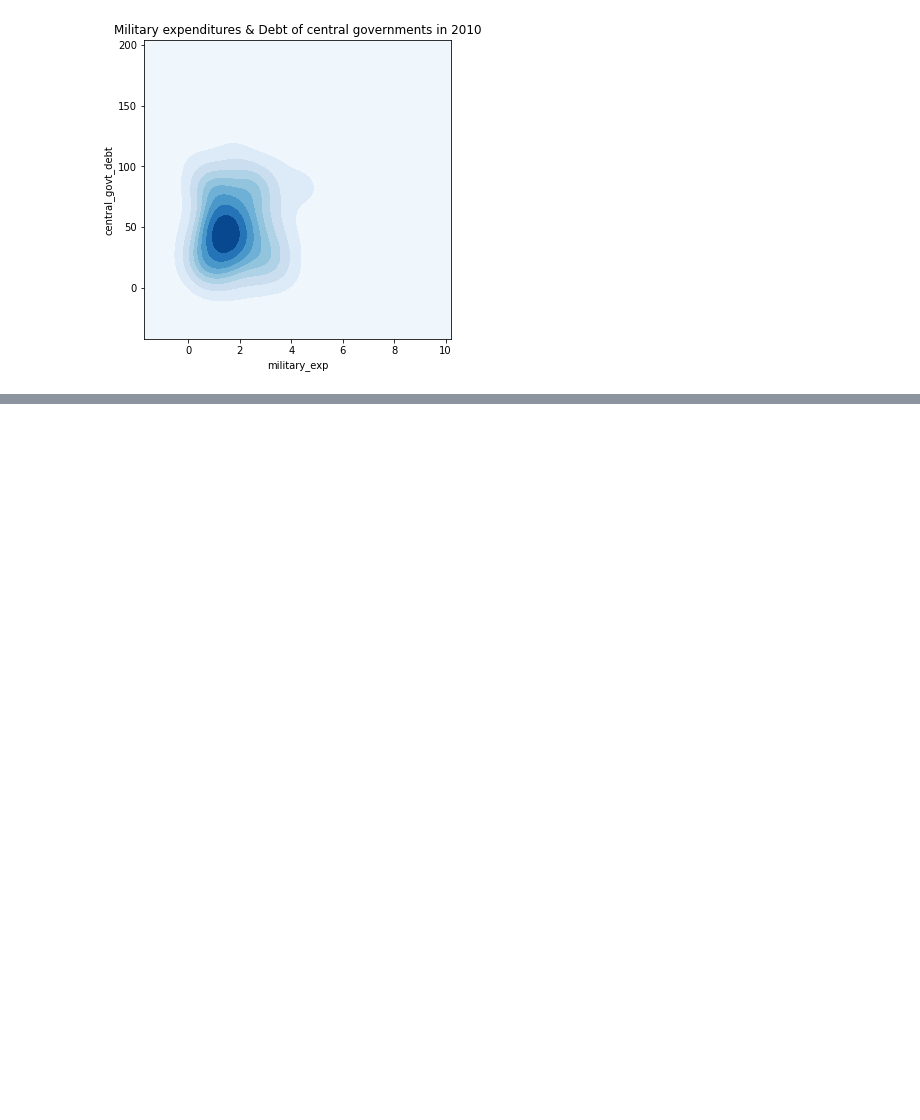
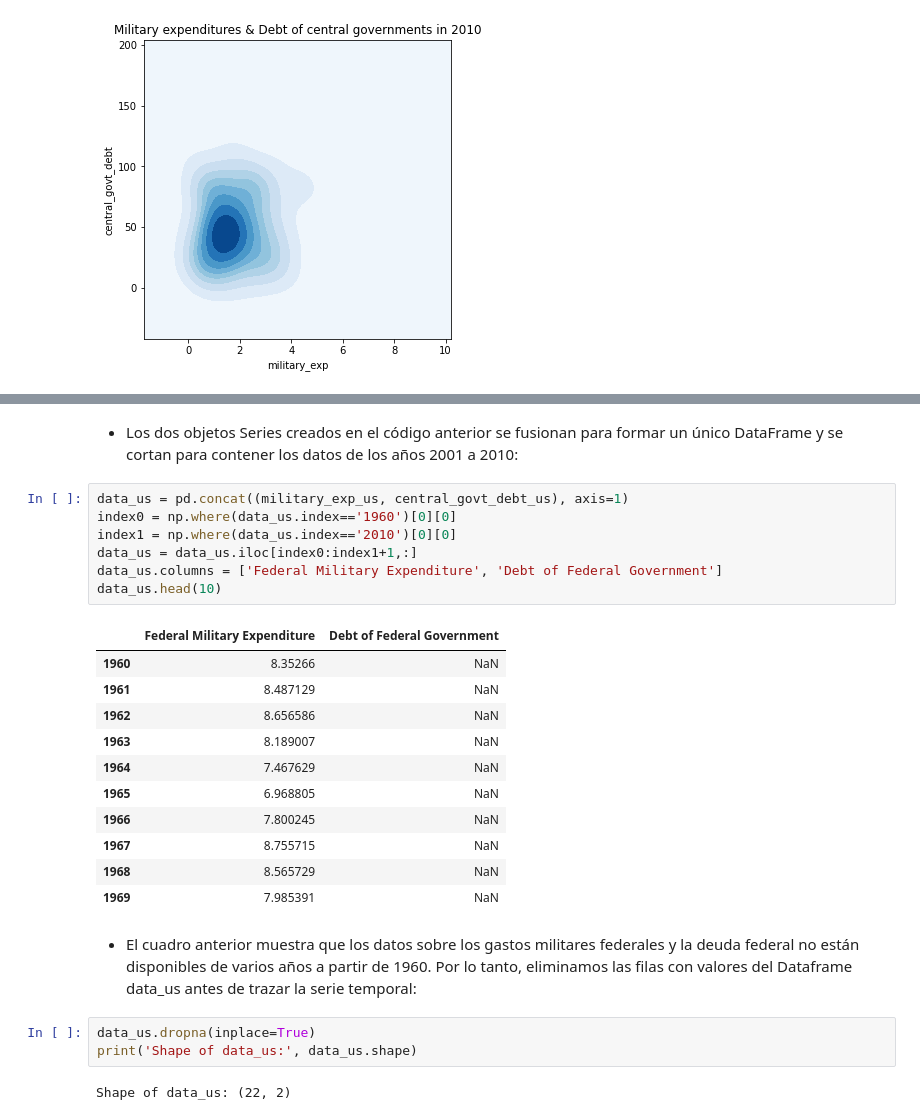
Before and after one commit to lihkir/TimeSeriesForecastingUninorte, a Jupyter notebook: tsf_section1.ipynb, the cells around one changed output, grey strips where cells are left out. Drawn from its saved outputs; the diff is of its cells as text; blank space fills up the shorter version.

```diff
--- a/tsf_section1.ipynb
+++ b/tsf_section1.ipynb
@@ -191,0 +222,28 @@ Text(0.5, 1.0, 'Military expenditures & Debt of central governments in 2010')
+# %% [markdown]
+- Los dos objetos Series creados en el código anterior se fusionan para formar un único DataFrame y se cortan para contener los datos de los años 2001 a 2010:
+# %%
+data_us = pd.concat((military_exp_us, central_govt_debt_us), axis=1)
+index0 = np.where(data_us.index=='1960')[0][0]
+index1 = np.where(data_us.index=='2010')[0][0]
+data_us = data_us.iloc[index0:index1+1,:]
+data_us.columns = ['Federal Military Expenditure', 'Debt of Federal Government']
+data_us.head(10)
+# %% [output]
+|  | Federal Military Expenditure | Debt of Federal Government |
+| 1960 | 8.35266 | NaN |
+| 1961 | 8.487129 | NaN |
+| 1962 | 8.656586 | NaN |
+| 1963 | 8.189007 | NaN |
+| 1964 | 7.467629 | NaN |
+| 1965 | 6.968805 | NaN |
+| 1966 | 7.800245 | NaN |
+| 1967 | 8.755715 | NaN |
+| 1968 | 8.565729 | NaN |
+| 1969 | 7.985391 | NaN |
+# %% [markdown]
+- El cuadro anterior muestra que los datos sobre los gastos militares federales y la deuda federal no están disponibles de varios años a partir de 1960. Por lo tanto, eliminamos las filas con valores del Dataframe data_us antes de trazar la serie temporal:
+# %%
+data_us.dropna(inplace=True)
+print('Shape of data_us:', data_us.shape)
+# %% [output]
+Shape of data_us: (22, 2)
```
Also changed, not shown: parts of 25 cells of this notebook.
